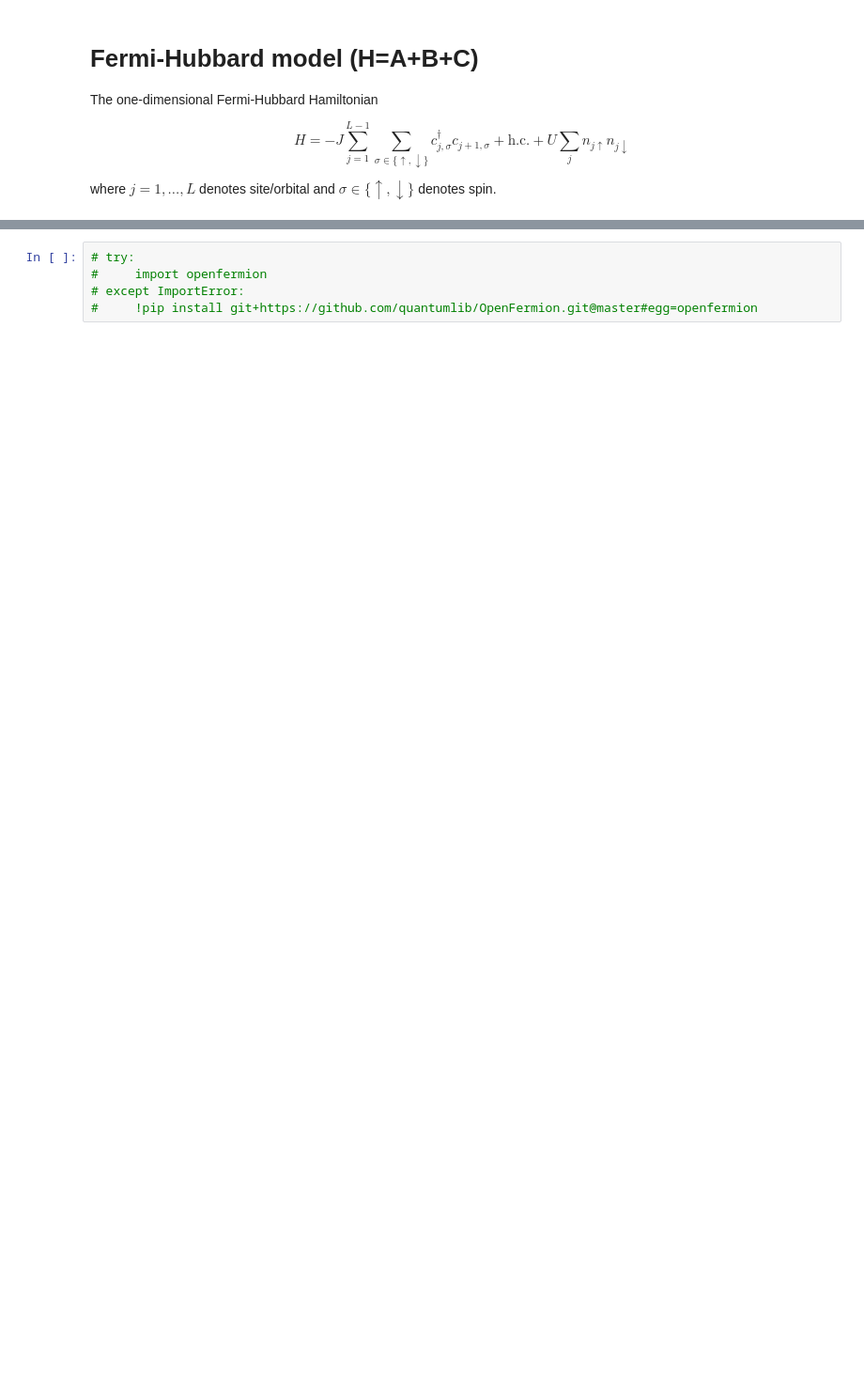
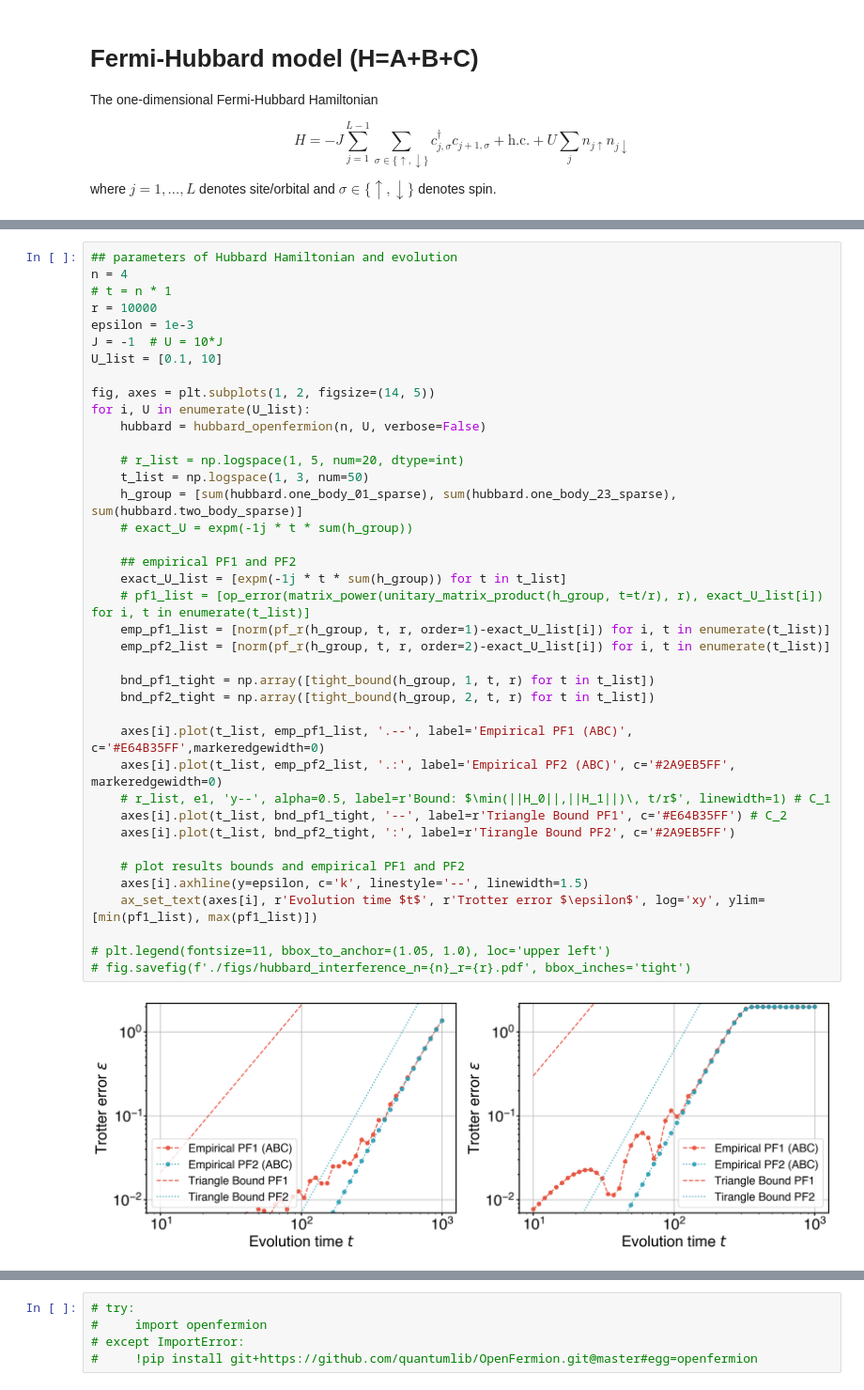
Before and after one commit to Jue-Xu/Interference-Trotter-Error, a Jupyter notebook: code/hubbard.ipynb, the cells around one changed output, grey strips where cells are left out. Shown at 94% size. Saved outputs shown, nothing was run; the diff lists cells and outputs as text; blank space fills up the shorter version.

```diff
--- a/code/hubbard.ipynb
+++ b/code/hubbard.ipynb
@@ -10,0 +226,41 @@ where $j = 1, ..., L$ denotes site/orbital and $\sigma \in \{ \uparrow, \downarr
+# %%
+## parameters of Hubbard Hamiltonian and evolution
+n = 4
+# t = n * 1
+r = 10000
+epsilon = 1e-3
+J = -1  # U = 10*J
+U_list = [0.1, 10]
+
+fig, axes = plt.subplots(1, 2, figsize=(14, 5))
+for i, U in enumerate(U_list):
+    hubbard = hubbard_openfermion(n, U, verbose=False)
+
+    # r_list = np.logspace(1, 5, num=20, dtype=int)
+    t_list = np.logspace(1, 3, num=50)
+    h_group = [sum(hubbard.one_body_01_sparse), sum(hubbard.one_body_23_sparse), sum(hubbard.two_body_sparse)]
+    # exact_U = expm(-1j * t * sum(h_group))
+
+    ## empirical PF1 and PF2
+    exact_U_list = [expm(-1j * t * sum(h_group)) for t in t_list]
+    # pf1_list = [op_error(matrix_power(unitary_matrix_product(h_group, t=t/r), r), exact_U_list[i]) for i, t in enumerate(t_list)]
+    emp_pf1_list = [norm(pf_r(h_group, t, r, order=1)-exact_U_list[i]) for i, t in enumerate(t_list)]
+    emp_pf2_list = [norm(pf_r(h_group, t, r, order=2)-exact_U_list[i]) for i, t in enumerate(t_list)]
+
+    bnd_pf1_tight = np.array([tight_bound(h_group, 1, t, r) for t in t_list])
+    bnd_pf2_tight = np.array([tight_bound(h_group, 2, t, r) for t in t_list])
+
+    axes[i].plot(t_list, emp_pf1_list, '.--', label='Empirical PF1 (ABC)', c='#E64B35FF',markeredgewidth=0)
+    axes[i].plot(t_list, emp_pf2_list, '.:', label='Empirical PF2 (ABC)', c='#2A9EB5FF', markeredgewidth=0)
+    # r_list, e1, 'y--', alpha=0.5, label=r'Bound: $\min(||H_0||,||H_1||)\, t/r$', linewidth=1) # C_1
+    axes[i].plot(t_list, bnd_pf1_tight, '--', label=r'Triangle Bound PF1', c='#E64B35FF') # C_2
+    axes[i].plot(t_list, bnd_pf2_tight, ':', label=r'Tirangle Bound PF2', c='#2A9EB5FF')
+
+    # plot results bounds and empirical PF1 and PF2
+    axes[i].axhline(y=epsilon, c='k', linestyle='--', linewidth=1.5)
+    ax_set_text(axes[i], r'Evolution time $t$', r'Trotter error $\epsilon$', log='xy', ylim=[min(pf1_list), max(pf1_list)])
+
+# plt.legend(fontsize=11, bbox_to_anchor=(1.05, 1.0), loc='upper left')
+# fig.savefig(f'./figs/hubbard_interference_n={n}_r={r}.pdf', bbox_inches='tight')
+# %% [output]
+[figure, added]
```
Also changed, not shown: parts of 28 cells of this notebook, 2 other files.
